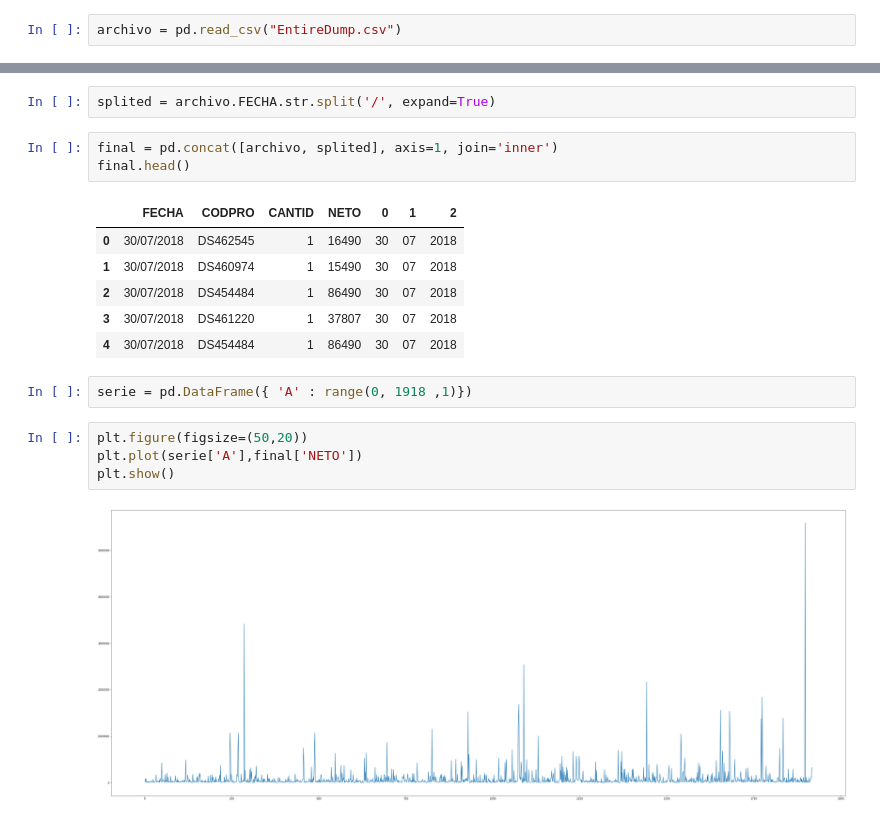
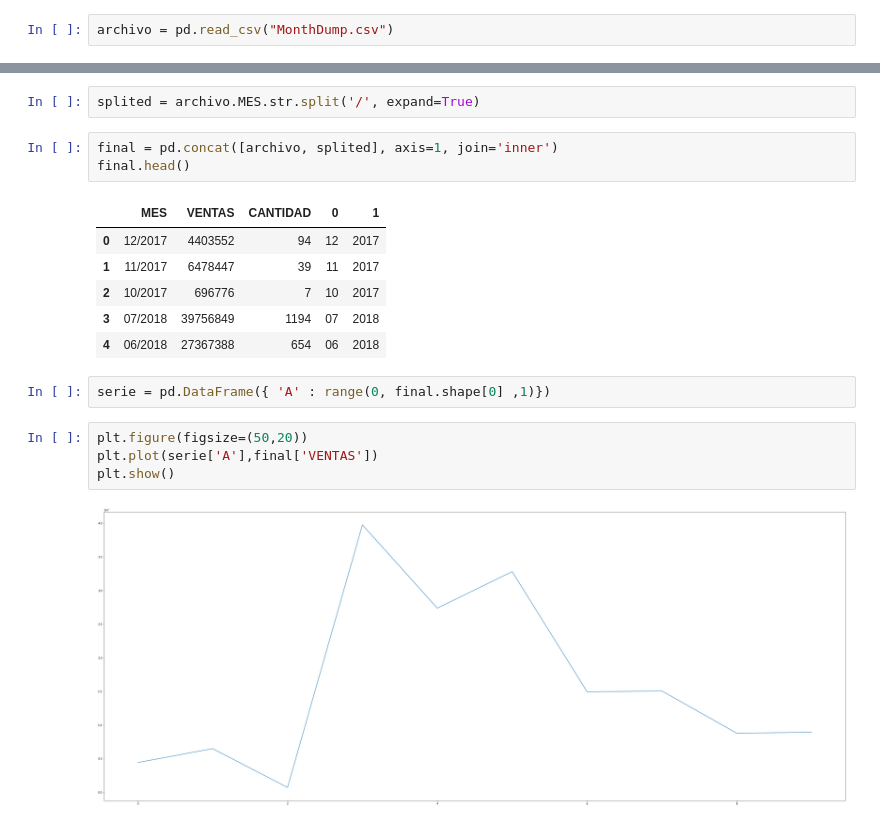
Before and after one commit to psvnetcat/proyectos-pandas, a Jupyter notebook: estadisticos.ipynb, the cells around one changed output, grey strips where cells are left out. Saved outputs shown, nothing was run; the diff lists cells and outputs as text.

```diff
--- a/estadisticos.ipynb
+++ b/estadisticos.ipynb
@@ -7,2 +8,2 @@ import seaborn as sns
 # %%
-archivo = pd.read_csv("EntireDump.csv")
+archivo = pd.read_csv("MonthDump.csv")
@@ -9,20 +19,20 @@ archivo = pd.read_csv("EntireDump.csv")
 # %%
-splited = archivo.FECHA.str.split('/', expand=True)
+splited = archivo.MES.str.split('/', expand=True)
 # %%
 final = pd.concat([archivo, splited], axis=1, join='inner')
 final.head()
 # %% [output]
-|  | FECHA | CODPRO | CANTID | NETO | 0 | 1 | 2 |
-| 0 | 30/07/2018 | DS462545 | 1 | 16490 | 30 | 07 | 2018 |
-| 1 | 30/07/2018 | DS460974 | 1 | 15490 | 30 | 07 | 2018 |
-| 2 | 30/07/2018 | DS454484 | 1 | 86490 | 30 | 07 | 2018 |
-| 3 | 30/07/2018 | DS461220 | 1 | 37807 | 30 | 07 | 2018 |
-| 4 | 30/07/2018 | DS454484 | 1 | 86490 | 30 | 07 | 2018 |
+|  | MES | VENTAS | CANTIDAD | 0 | 1 |
+| 0 | 12/2017 | 4403552 | 94 | 12 | 2017 |
+| 1 | 11/2017 | 6478447 | 39 | 11 | 2017 |
+| 2 | 10/2017 | 696776 | 7 | 10 | 2017 |
+| 3 | 07/2018 | 39756849 | 1194 | 07 | 2018 |
+| 4 | 06/2018 | 27367388 | 654 | 06 | 2018 |
 # %%
-serie = pd.DataFrame({ 'A' : range(0, 1918 ,1)})
+serie = pd.DataFrame({ 'A' : range(0, final.shape[0] ,1)})
 # %%
 plt.figure(figsize=(50,20))
-plt.plot(serie['A'],final['NETO'])
+plt.plot(serie['A'],final['VENTAS'])
 plt.show()
 # %% [output]
-[figure, old version]
+[figure, new version]
```
Also changed, not shown: parts of 6 cells of this notebook, 1 other file.
